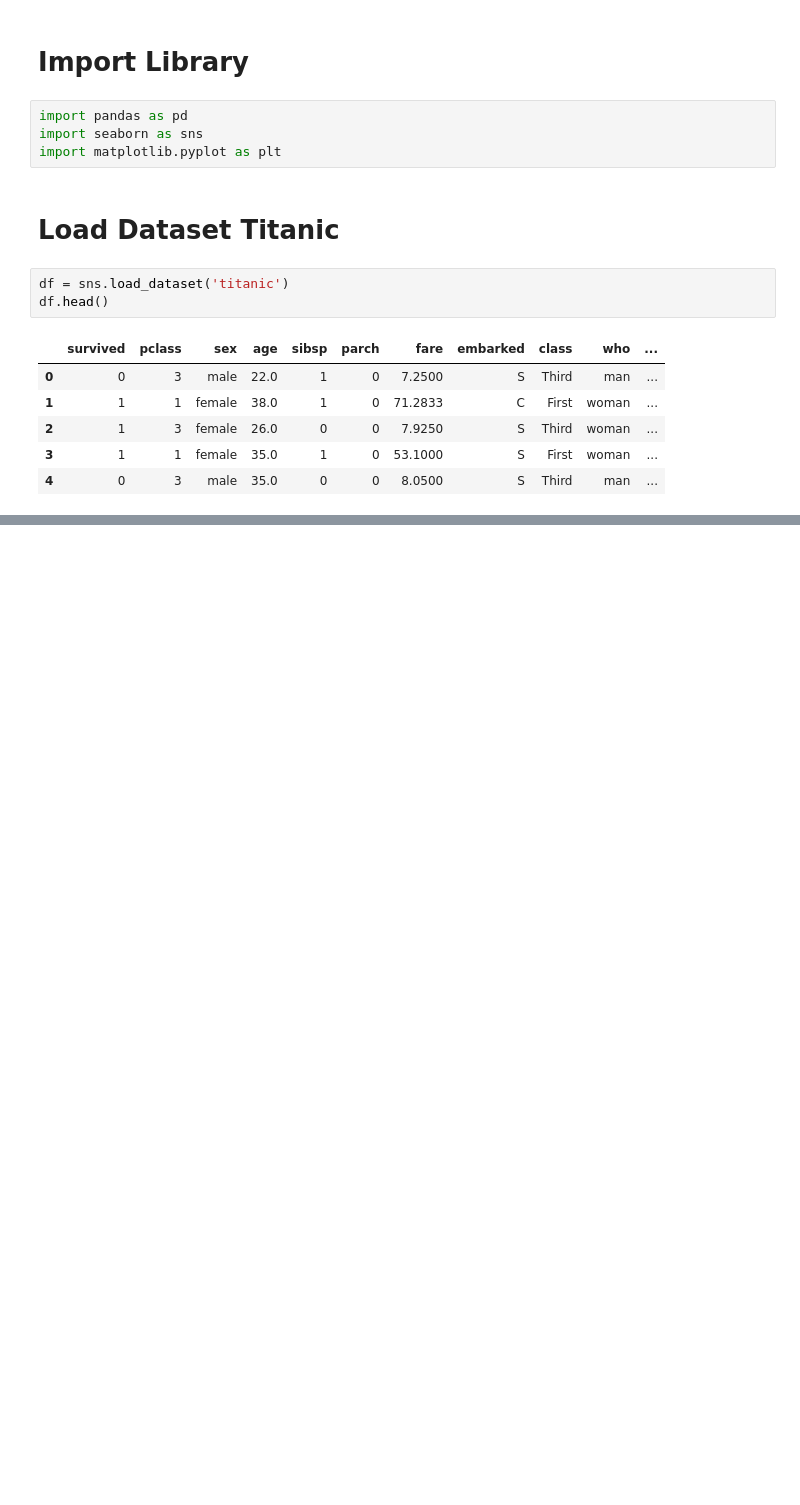
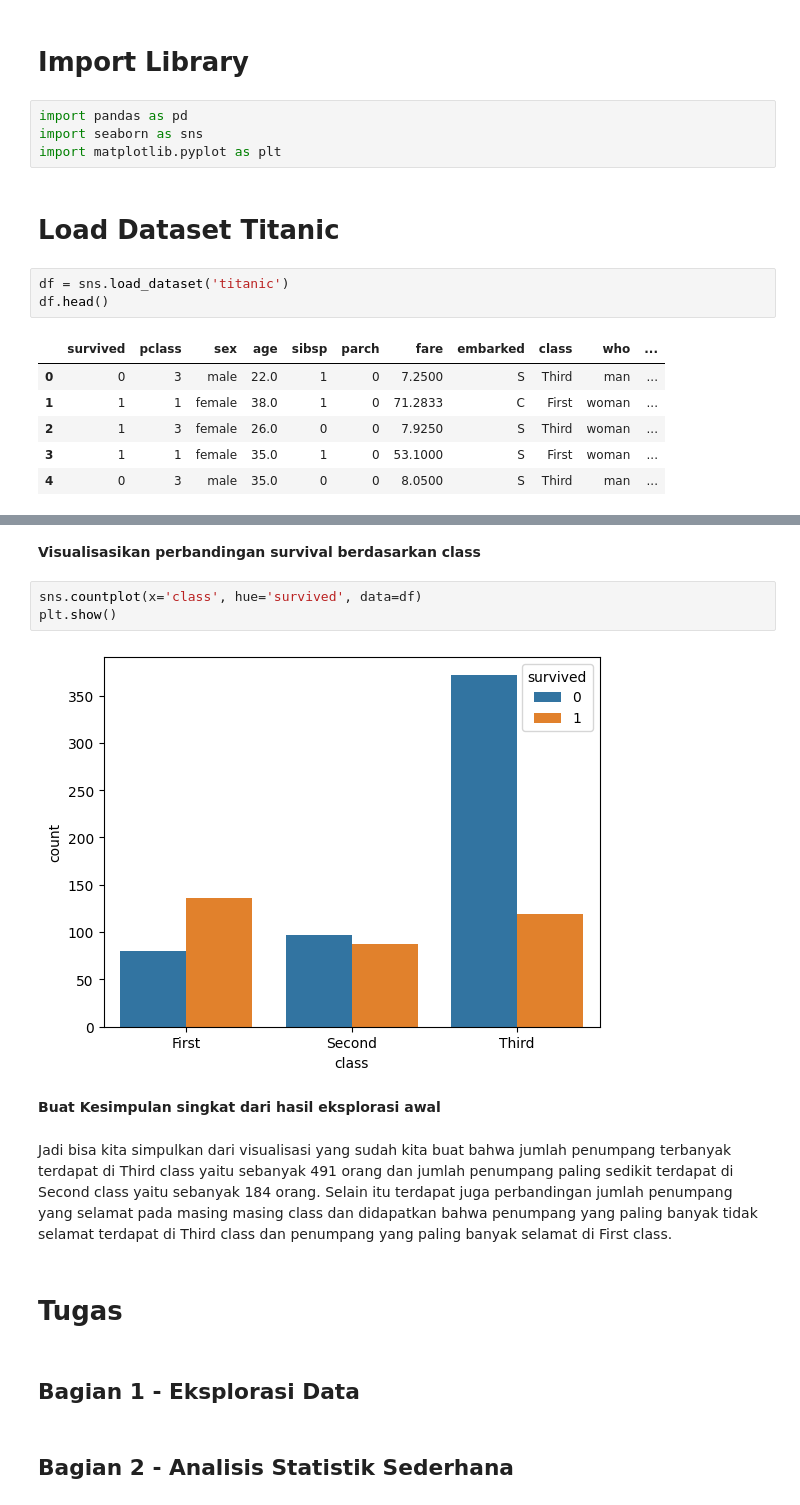
Before and after one commit to muhammadhafiz27/BigData-Muhammad-Hafiz-2311532007, a Jupyter notebook: Pertemuan 1/praktikum_bigdata_pertemuan1.ipynb, the cells around one changed output, grey strips where cells are left out. Cells and saved outputs as stored; diff of their text form; blank space fills up the shorter version.

```diff
--- a/Pertemuan 1/praktikum_bigdata_pertemuan1.ipynb
+++ b/Pertemuan 1/praktikum_bigdata_pertemuan1.ipynb
@@ -20,0 +119,17 @@ df.head()
+# %% [markdown]
+**Visualisasikan perbandingan survival berdasarkan class**
+# %%
+sns.countplot(x='class', hue='survived', data=df)
+plt.show()
+# %% [output]
+[figure, added]
+# %% [markdown]
+**Buat Kesimpulan singkat dari hasil eksplorasi awal**
+# %% [markdown]
+Jadi bisa kita simpulkan dari visualisasi yang sudah kita buat bahwa jumlah penumpang terbanyak terdapat di Third class yaitu sebanyak 491 orang dan jumlah penumpang paling sedikit terdapat di Second class yaitu sebanyak 184 orang. Selain itu terdapat juga perbandingan jumlah penumpang yang selamat pada masing masing class dan didapatkan bahwa penumpang yang paling banyak tidak selamat terdapat di Third class dan penumpang yang paling banyak selamat di First class.
+# %% [markdown]
+# **Tugas**
+# %% [markdown]
+## Bagian 1 - Eksplorasi Data
+# %% [markdown]
+## Bagian 2 - Analisis Statistik Sederhana
```
Also changed, not shown: parts of 20 cells of this notebook.
